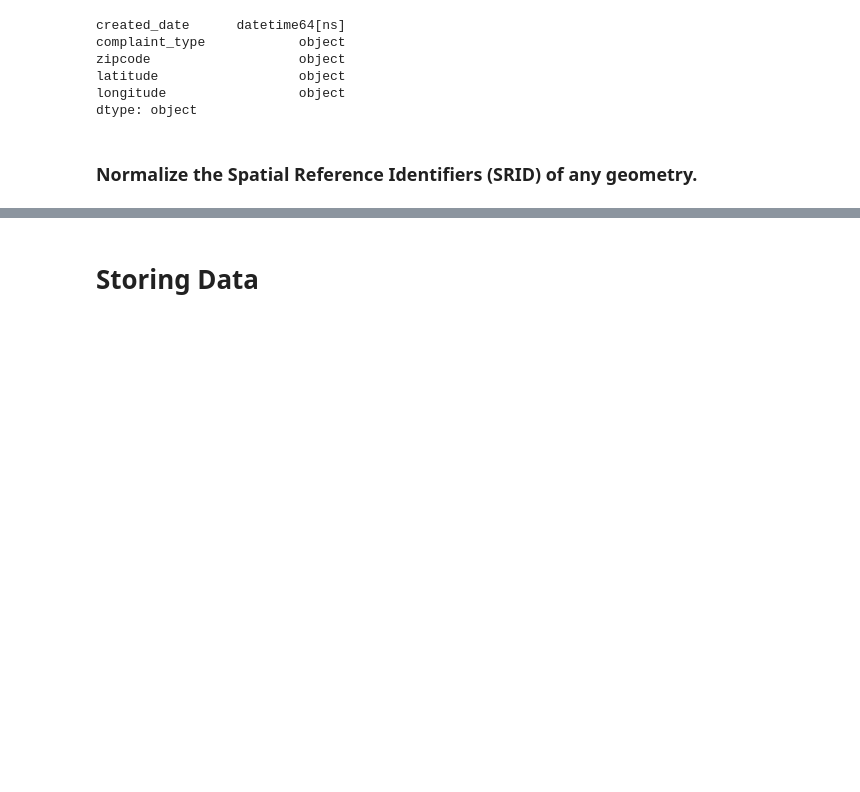
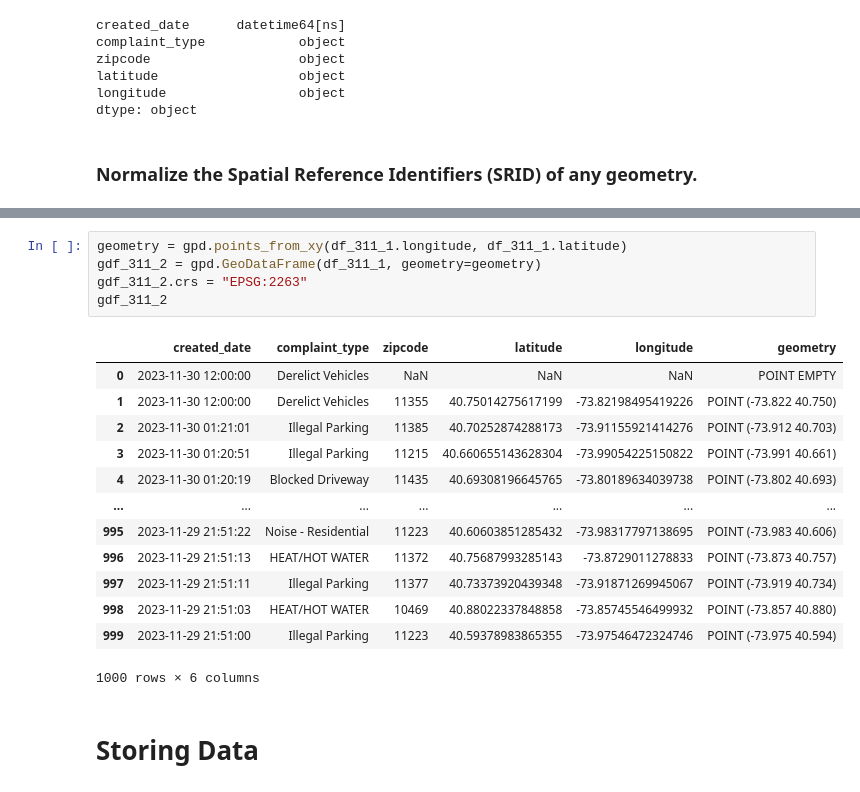
Before and after one commit to yczhou912/4501-Final-Project, a Jupyter notebook: Project.ipynb, the cells around one changed output, grey strips where cells are left out. Drawn from its saved outputs; the diff is of its cells as text; blank space fills up the shorter version.

```diff
--- a/Project.ipynb
+++ b/Project.ipynb
@@ -212,3 +237,22 @@ dtype: object
+# %%
+geometry = gpd.points_from_xy(df_311_1.longitude, df_311_1.latitude)
+gdf_311_2 = gpd.GeoDataFrame(df_311_1, geometry=geometry)
+gdf_311_2.crs = "EPSG:2263"
+gdf_311_2
+# %% [output]
+|  | created_date | complaint_type | zipcode | latitude | longitude | geometry |
+| 0 | 2023-11-30 12:00:00 | Derelict Vehicles | NaN | NaN | NaN | POINT EMPTY |
+| 1 | 2023-11-30 12:00:00 | Derelict Vehicles | 11355 | 40.75014275617199 | -73.82198495419226 | POINT (-73.822 40.750) |
+| 2 | 2023-11-30 01:21:01 | Illegal Parking | 11385 | 40.70252874288173 | -73.91155921414276 | POINT (-73.912 40.703) |
+| 3 | 2023-11-30 01:20:51 | Illegal Parking | 11215 | 40.660655143628304 | -73.99054225150822 | POINT (-73.991 40.661) |
+| 4 | 2023-11-30 01:20:19 | Blocked Driveway | 11435 | 40.69308196645765 | -73.80189634039738 | POINT (-73.802 40.693) |
+| ... | ... | ... | ... | ... | ... | ... |
+| 995 | 2023-11-29 21:51:22 | Noise - Residential | 11223 | 40.60603851285432 | -73.98317797138695 | POINT (-73.983 40.606) |
+| 996 | 2023-11-29 21:51:13 | HEAT/HOT WATER | 11372 | 40.75687993285143 | -73.8729011278833 | POINT (-73.873 40.757) |
+| 997 | 2023-11-29 21:51:11 | Illegal Parking | 11377 | 40.73373920439348 | -73.91871269945067 | POINT (-73.919 40.734) |
+| 998 | 2023-11-29 21:51:03 | HEAT/HOT WATER | 10469 | 40.88022337848858 | -73.85745546499932 | POINT (-73.857 40.880) |
+| 999 | 2023-11-29 21:51:00 | Illegal Parking | 11223 | 40.59378983865355 | -73.97546472324746 | POINT (-73.975 40.594) |
+1000 rows × 6 columns
 # %% [markdown]
 # Storing Data
 # %%
```
Also changed, not shown: parts of 3 cells of this notebook.
